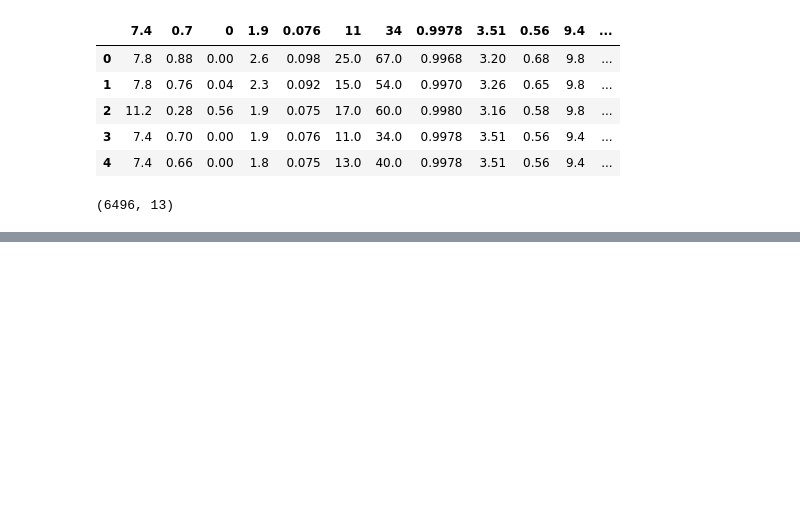
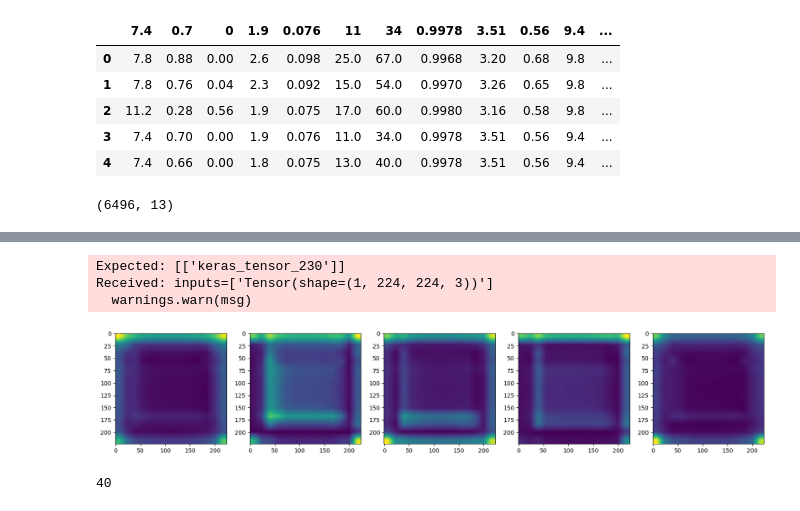
Before and after one commit to limpst/bibooli, a Jupyter notebook: Untitled3.ipynb, the cells around one changed output, grey strips where cells are left out. Drawn from its saved outputs; the diff is of its cells as text; code cells hidden in the pictures; blank space fills up the shorter version.

```diff
--- a/Untitled3.ipynb
+++ b/Untitled3.ipynb
@@ -316,0 +587,46 @@ modelpath = "./{}-{}.keras"
+# %%
+# 사전에 학습된 딥러닝 모델 불러오기
+model = VGG16(weights="imagenet", include_top=True)
+
+# 원본 이미지 이름과 Imagenet에서의 해당 이미지 인덱스
+input_list = ["maltese", "persian_cat", "squirrel_monkey", "grand_piano", "yawl"]
+imagenet_index = ["153", "283", "382", "579", "914"]
+
+
+# 여기서부터가 우리하려는 딥러닝부분이다.
+# 그레이디언트 CAM 알고리즘 선택
+explainer = GradCAM()    # 그레이디언트 CAM알고리즘 선택
+
+# 그레이디언트 CAM 알고리즘이 적용된 이미지가 들어갈 빈 리스트 만들기
+images_cams = []
+
+# 그레이디언트 CAM 알고리즘 실행
+# 가지고 있는 이미지를 불러온다.
+for l, i in zip(input_list, imagenet_index):
+    img = load_img('./data/img/{}_0.jpg'.format(l), target_size=(224, 224)) # 이미지를 불러오고 내부에서 처리될 이미지의 크기를 설정합니다.
+    img = img_to_array(img) # 이미지를 넘파이 배열로 바꾸어 줍니다.
+    data = ([img], None)
+# 이미지 불러오기 끝
+                                        # int(i) : index로 이미지를 불러와 model과 비교하도록 만들어 준다,
+                                        #          data와 model을 비교할 때 사용되는 class
+ # output=explainer.explain(데이터, 모델, 클래스)
+    grid = explainer.explain(data, model, int(i), layer_name="block5_conv3") # 그레이디언트 CAM이 실행되는 부분입니다.
+                                                  # layer_name="block5_conv3는 생략 가능
+                                                  # block5_conv3는 CNN 모델, 특히 VGG 모델에서 5번째 블록의 3번째 합성곱 레이어를 사용한다는 의미
+    explainer.save(grid, ".", './data/img/{}_cam.jpg'.format(l))# 실행 후 저장되는 이름입니다.
+                                        # explainer.save(output, 저장폴더, 저장될 이름)
+
+# 그레이디언트 CAM 알고리즘이 적용된 이미지를 불러오는 부분의 시작입니다.
+plt.figure(figsize=(20,20))
+
+for img_path in glob.glob('./data/img/*_cam.jpg'):
+    images_cams.append(mpimg.imread(img_path))
+
+for i, image_c in enumerate(images_cams):
+    plt.subplot(5, 5, i + 1)
+    plt.imshow(image_c)
+# %% [output]
+Expected: [['keras_tensor_230']]
+Received: inputs=['Tensor(shape=(1, 224, 224, 3))']
+  warnings.warn(msg)
+[figure, added]
@@ -316,0 +642,4 @@ modelpath = "./{}-{}.keras"
+# %%
+patch_size
+# %% [output]
+40
```
Also changed, not shown: parts of 37 cells of this notebook.
